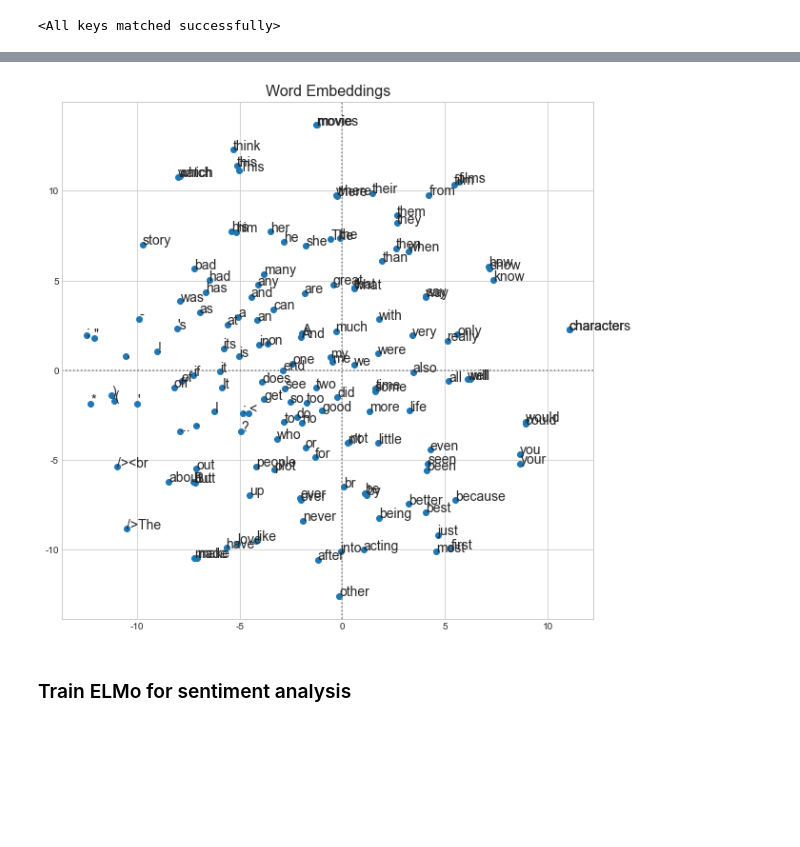
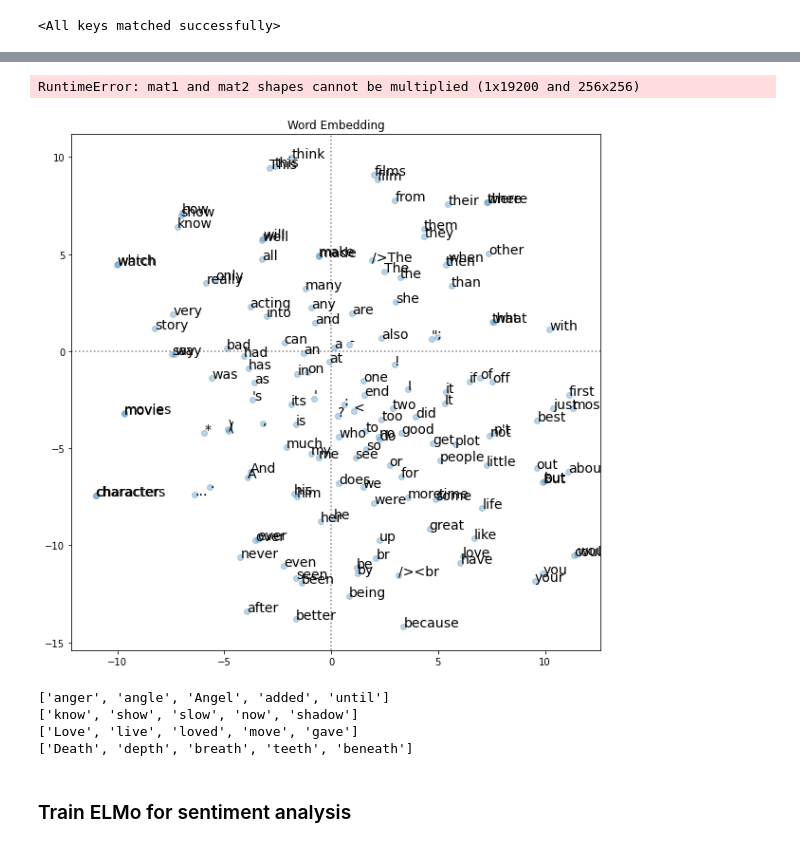
Before and after one commit to naturale0/NLP-Do-It-Yourself, a Jupyter notebook: NLP_with_PyTorch/3_document-embedding/3-2. ELMo.ipynb, the cells around one changed output, grey strips where cells are left out. Cells and saved outputs as stored; diff of their text form; code cells hidden in the pictures; blank space fills up the shorter version.

```diff
--- a/NLP_with_PyTorch/3_document-embedding/3-2. ELMo.ipynb
+++ b/NLP_with_PyTorch/3_document-embedding/3-2. ELMo.ipynb
@@ -490,0 +488,3 @@ words_input = words_input.to(device)
+# %%
+with torch.no_grad():
+    x1 = model.char_cnn(words_input)
@@ -490,0 +510,4 @@ words_input = words_input.to(device)
+# %%
+with torch.no_grad():
+    x1 = model.char_cnn(words_input)
+    _, (x2, __) = model.bi_lstm.lstm1(x1.permute(0,2,1))
@@ -491,10 +518,30 @@ words_input = words_input.to(device)
+# %%
+with torch.no_grad():
+    x1 = model.char_cnn(words_input)
+    x1 = x1.view(-1, N_WORDS*128)
+
+    # highway
+    h = model.highway(x1)
+    t_gate = torch.sigmoid(model.transform(x1))
+    c_gate = 1 - t_gate
+    x1 = h * t_gate + x1 * c_gate
+
+    # Bi-LSTM
+    _, x1 = self.bi_lstm(x1)
+# %% [output]
+RuntimeError: mat1 and mat2 shapes cannot be multiplied (1x19200 and 256x256)
 # %%
-def embedding(words_char):
+def embedding(words_idx):
+    if isinstance(words_idx, int):
+        words_idx = [words_idx]
+
+    words = [vocab.itos[i] for i in words_idx]
+
+    words_input = stoi(char_vocab)(tokenize_char()(char_tokenizer(words)))
+    words_input = torch.tensor(words_input).view(1, len(words), -1)
+    words_input = words_input
+
     with torch.no_grad():
         char_cnn = model.char_cnn
-        x1 = char_cnn.char_embedding(words_input).permute(0,3,1,2)
-        x1 = [conv(x1) for conv in char_cnn.convs]
-        x1 = [F.max_pool2d(x_c, kernel_size=(1, x_c.shape[3])) for x_c in x1]
-        x1 = [torch.squeeze(x_p) for x_p in x1]
-        x1 = torch.vstack(x1)  # 1, n_batch, concat_length
-    return x1.detach().cpu().T
+        x1 = torch.squeeze(char_cnn(words_input))
+    return x1.detach().T
@@ -507,12 +548,14 @@ embed_xy = TSNE(2).fit_transform(word_embedding)
-# %%
-plt.figure(figsize=(10,10))
-plt.scatter(embed_xy[:, 0], embed_xy[:, 1])
-plt.axhline(0, c="grey", ls=":")
-plt.axvline(0, c="grey", ls=":")
-for i, text in enumerate(words_sample):
-    plt.annotate(text, (embed_xy[i, 0], embed_xy[i, 1]), fontsize=14)
-plt.title("Word Embeddings", fontsize=16);
-# %% [output]
-[figure, removed]
+# %%
+plot_embedding(vocab.freqs, embedding, vocab.stoi);
+# %% [output]
+[figure, added]
+# %%
+for word in ["angel", "snow", "love", "death"]:
+    print(find_similar(word, vocab.freqs, embedding, vocab.stoi))
+# %% [output]
+['anger', 'angle', 'Angel', 'added', 'until']
+['know', 'show', 'slow', 'now', 'shadow']
+['Love', 'live', 'loved', 'move', 'gave']
+['Death', 'depth', 'breath', 'teeth', 'beneath']
 # %% [markdown]
 ### Train ELMo for sentiment analysis
```
Also changed, not shown: parts of 20 cells of this notebook, 4 other files.
